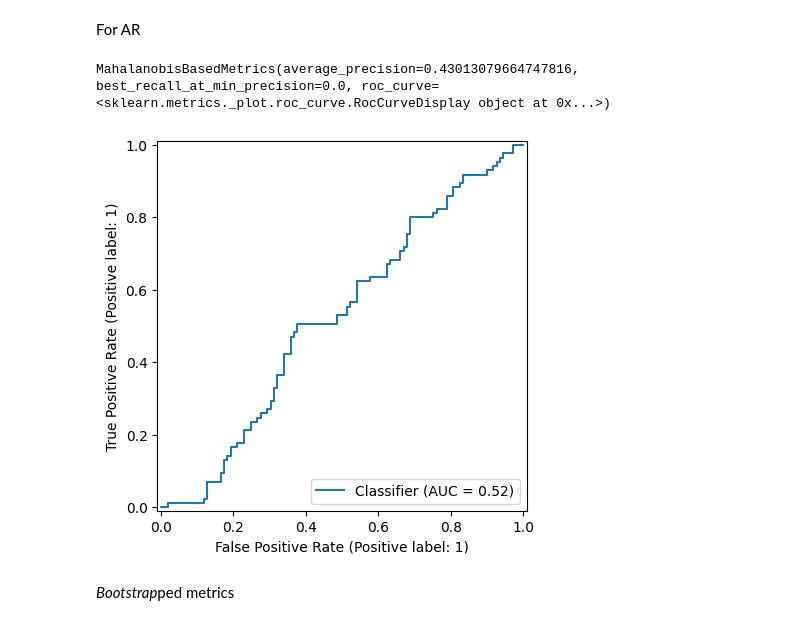
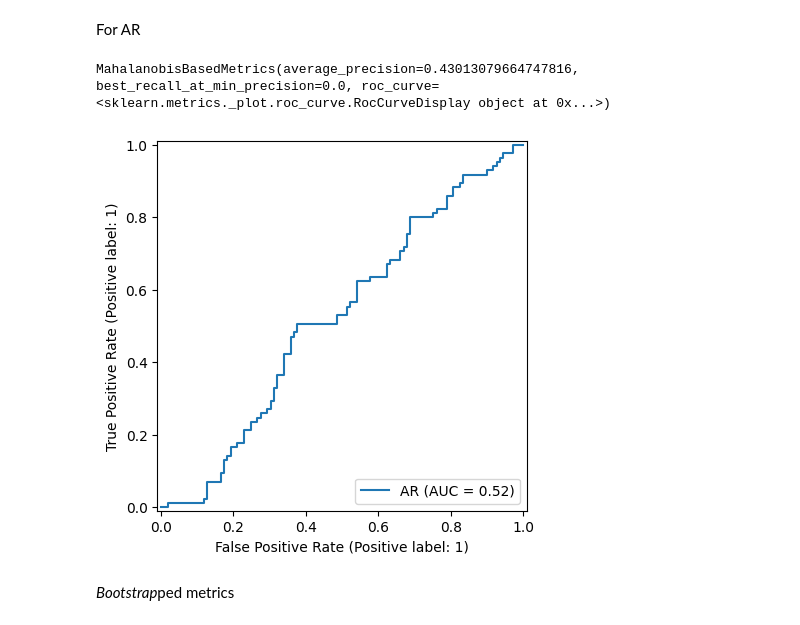
Before and after one commit to manuvazquez/VAEonXMM, a Jupyter notebook: experiments/labels.ipynb, the cells around one changed output. Cells and saved outputs as stored; diff of their text form; code cells hidden in the pictures.

```diff
--- a/experiments/labels.ipynb
+++ b/experiments/labels.ipynb
@@ -424,7 +412,8 @@ def mahalanobis_based_metrics(
         x: Float[Array, 'window feature'],
         labels: Int[Array, 'window'],
         i_windows_of_interest: Int[Array, 'window'],
-        min_precision: float = 0.7
+        min_precision: float = 0.7,
+        algorithm_name: str | None = None,
     # ) -> tuple[float, float, float, matplotlib.figure.Figure]:
     ) -> MahalanobisBasedMetrics:
 
@@ -438,7 +427,7 @@ def mahalanobis_based_metrics(
     scores = distances[i_windows_of_interest]
 
     roc_auc: float = roc_auc_score(labels, scores)
-    roc_curve = RocCurveDisplay.from_predictions(labels, scores)
+    roc_curve = RocCurveDisplay.from_predictions(labels, scores, name=algorithm_name)
 
     average_precision: float = average_precision_score(labels, scores)
 
@@ -460,10 +455,12 @@ MahalanobisBasedMetrics(average_precision=0.7612852782365933, best_recall_at_min
 # %% [markdown]
 For AR
 # %%
-mahalanobis_based_metrics(ar_df.filter(regex=r'z_\d+').values, y, res_df.index.values)
+res = mahalanobis_based_metrics(ar_df.filter(regex=r'z_\d+').values, y, res_df.index.values, algorithm_name='AR')
+res[-1].figure_.savefig('ar_roc_curve.png')
+res
 # %% [output]
 MahalanobisBasedMetrics(average_precision=0.43013079664747816, best_recall_at_min_precision=0.0, roc_curve=<sklearn.metrics._plot.roc_curve.RocCurveDisplay object at 0x...>)
-[figure, old version]
+[figure, new version]
 # %% [markdown]
 *Bootstrap*ped metrics
 # %%
```
Also changed, not shown: parts of 18 cells of this notebook, 1 other file.
